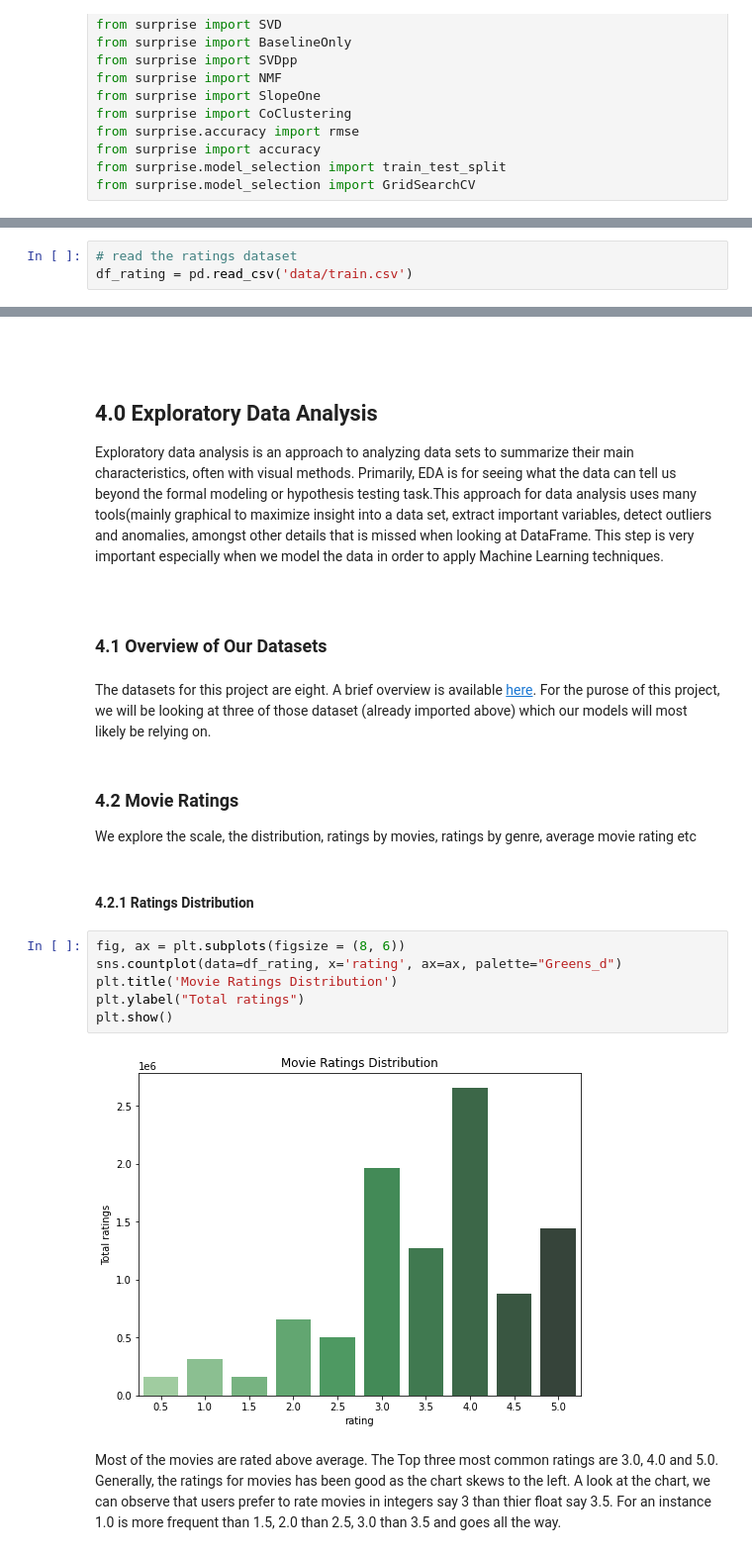
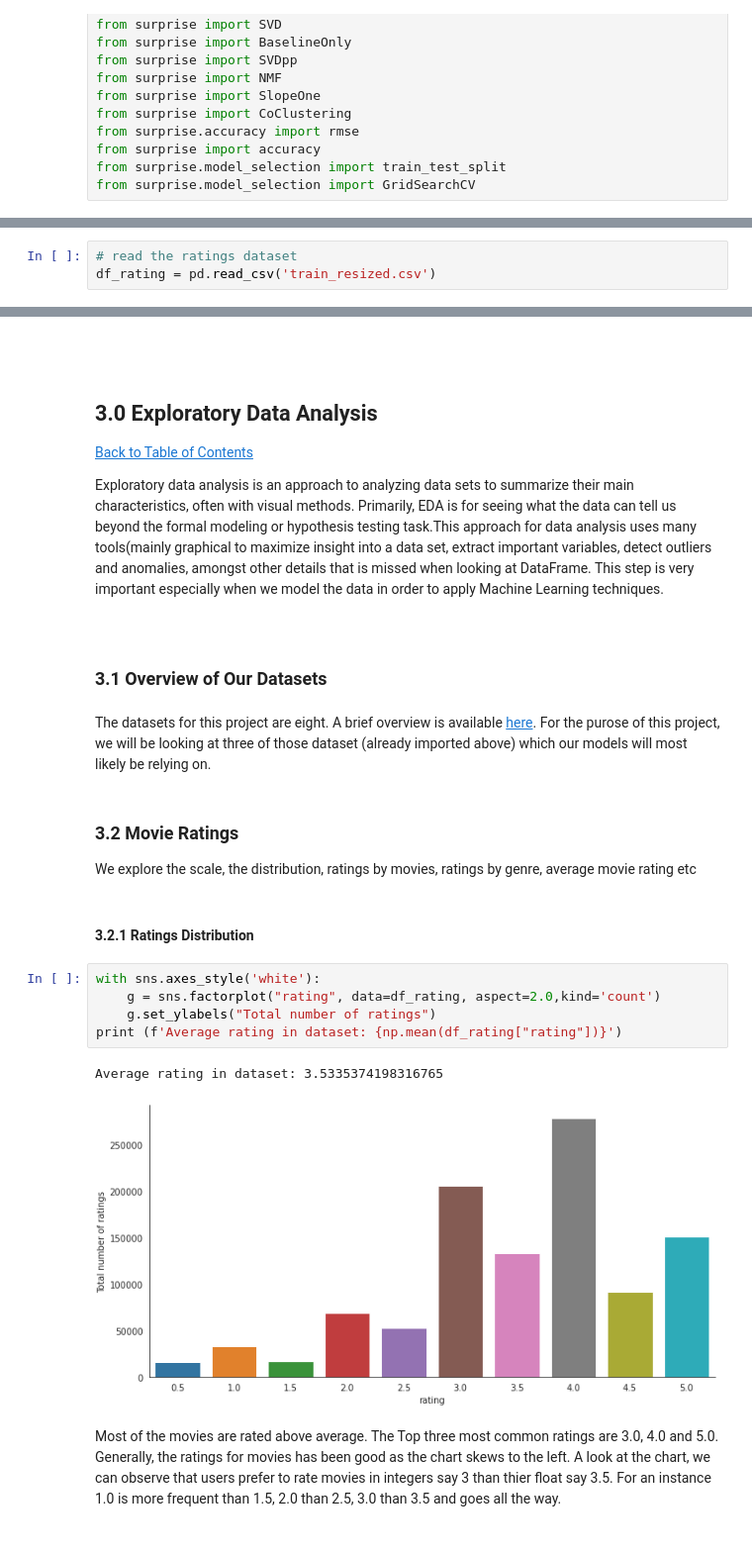
Before and after one commit to chidike10/Movie-Recommender-TeamZF3, a Jupyter notebook: Recommendation_TeamZF3.ipynb, the cells around one changed output, grey strips where cells are left out. Shown: that part at 99% size. Drawn from its saved outputs; the diff is of its cells as text.

```diff
--- a/Recommendation_TeamZF3.ipynb
+++ b/Recommendation_TeamZF3.ipynb
@@ -98,5 +127,5 @@ df_movies = pd.read_csv('data/movies.csv')
 # %%
 # read the ratings dataset
-df_rating = pd.read_csv('data/train.csv')
+df_rating = pd.read_csv('train_resized.csv')
 # %%
 # read the movie additional information
@@ -104,27 +133,29 @@ df_meta = pd.read_csv('data/imdb_data.csv')
 # %% [markdown]
 <br><br>
-## 4.0 Exploratory Data Analysis
 
+<a id="three"></a>
+## 3.0 Exploratory Data Analysis
+<a href=#cont>Back to Table of Contents</a>
 
 Exploratory data analysis is an approach to analyzing data sets to summarize their main characteristics, often with visual methods. Primarily, EDA is for seeing what the data can tell us beyond the formal modeling or hypothesis testing task.This approach for data analysis uses many tools(mainly graphical to maximize insight into a data set, extract important variables, detect outliers and anomalies, amongst other details that is missed when looking at DataFrame. This step is very important especially when we model the data in order to apply Machine Learning techniques. <br><br>
 # %% [markdown]
-### 4.1 Overview of Our Datasets
+### 3.1 Overview of Our Datasets
 # %% [markdown]
 The datasets for this project are eight. A brief overview is available <a href="https://www.kaggle.com/competitions/edsa-movie-recommendation-2022/data"> here</a>. For the purose of this project, we will be looking at three of those dataset (already imported above) which our models will most likely be relying on.
 # %% [markdown]
-### 4.2 Movie Ratings
+### 3.2 Movie Ratings
 
 We explore the scale, the distribution, ratings by movies, ratings by genre, average movie rating etc <br>
 # %% [markdown]
-#### 4.2.1 Ratings Distribution
+#### 3.2.1 Ratings Distribution
 # %%
-fig, ax = plt.subplots(figsize = (8, 6))
-sns.countplot(data=df_rating, x='rating', ax=ax, palette="Greens_d")
-plt.title('Movie Ratings Distribution')
-plt.ylabel("Total ratings")
-plt.show()
+with sns.axes_style('white'):
+    g = sns.factorplot("rating", data=df_rating, aspect=2.0,kind='count')
+    g.set_ylabels("Total number of ratings")
+print (f'Average rating in dataset: {np.mean(df_rating["rating"])}')
 # %% [output]
+Average rating in dataset: 3.5335374198316765
-[figure, old version]
+[figure, new version]
 # %% [markdown]
 Most of the movies are rated above average. The Top three most common ratings are 3.0, 4.0 and 5.0. Generally, the ratings for movies has been good as the chart skews to the left. A look at the chart, we can observe that users prefer to rate movies in integers say 3 than thier float say 3.5. For an instance 1.0 is more frequent than 1.5, 2.0 than 2.5, 3.0 than 3.5 and goes all the way.
 # %% [markdown]
```
Also changed, not shown: parts of 50 cells of this notebook.
